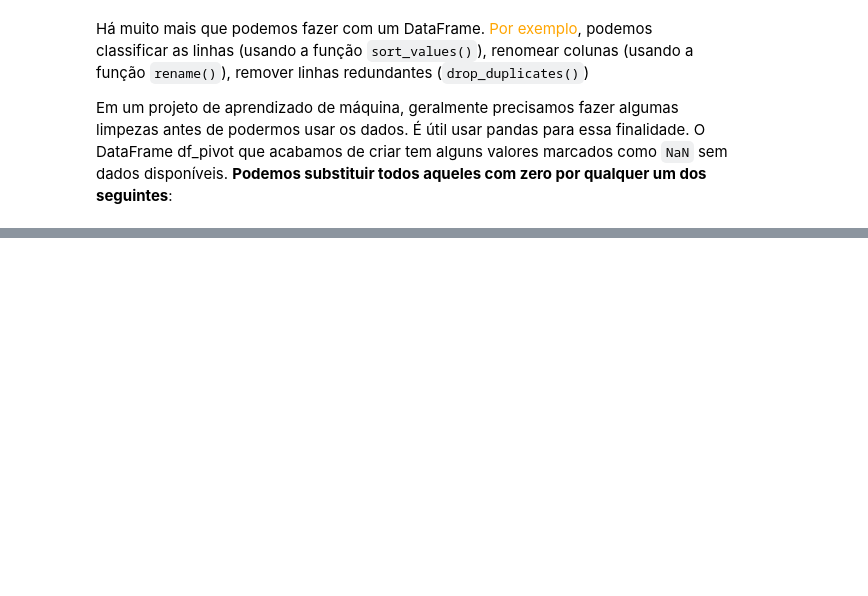
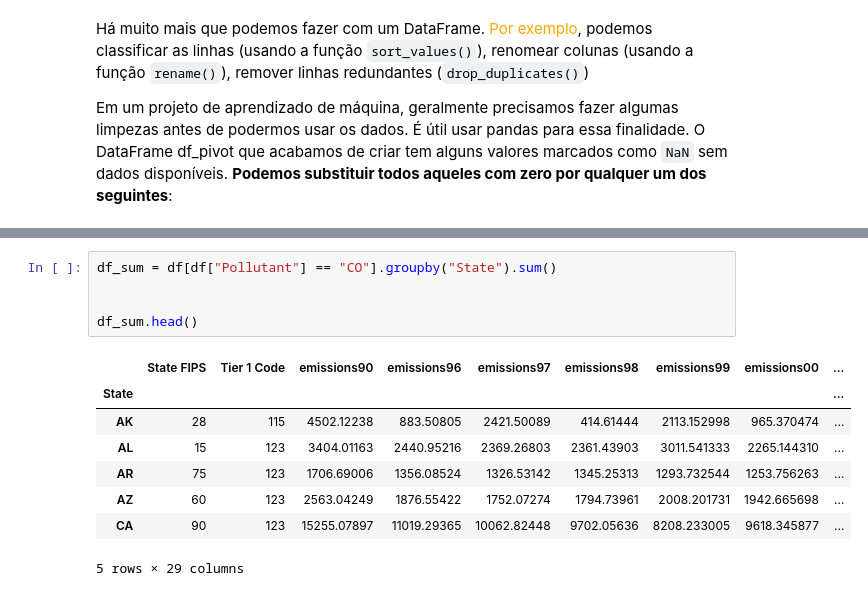
Before and after one commit to EddyGiusepe/Repasso_Python, a Jupyter notebook: Pandas_Library_with_Python.ipynb, the cells around one changed output, grey strips where cells are left out. Saved outputs shown, nothing was run; the diff lists cells and outputs as text; blank space fills up the shorter version.

```diff
--- a/Pandas_Library_with_Python.ipynb
+++ b/Pandas_Library_with_Python.ipynb
@@ -293,0 +317,14 @@ df_pivot.mask(df_pivot.isna(), 0)
+# %%
+df_sum = df[df["Pollutant"] == "CO"].groupby("State").sum()
+
+
+df_sum.head()
+# %% [output]
+|  | State FIPS | Tier 1 Code | emissions90 | emissions96 | emissions97 | emissions98 | emissions99 | emissions00 | ... |
+| State |  |  |  |  |  |  |  |  | ... |
+| AK | 28 | 115 | 4502.12238 | 883.50805 | 2421.50089 | 414.61444 | 2113.152998 | 965.370474 | ... |
+| AL | 15 | 123 | 3404.01163 | 2440.95216 | 2369.26803 | 2361.43903 | 3011.541333 | 2265.144310 | ... |
+| AR | 75 | 123 | 1706.69006 | 1356.08524 | 1326.53142 | 1345.25313 | 1293.732544 | 1253.756263 | ... |
+| AZ | 60 | 123 | 2563.04249 | 1876.55422 | 1752.07274 | 1794.73961 | 2008.201731 | 1942.665698 | ... |
+| CA | 90 | 123 | 15255.07897 | 11019.29365 | 10062.82448 | 9702.05636 | 8208.233005 | 9618.345877 | ... |
+5 rows × 29 columns
```
Also changed, not shown: parts of 20 cells of this notebook.
